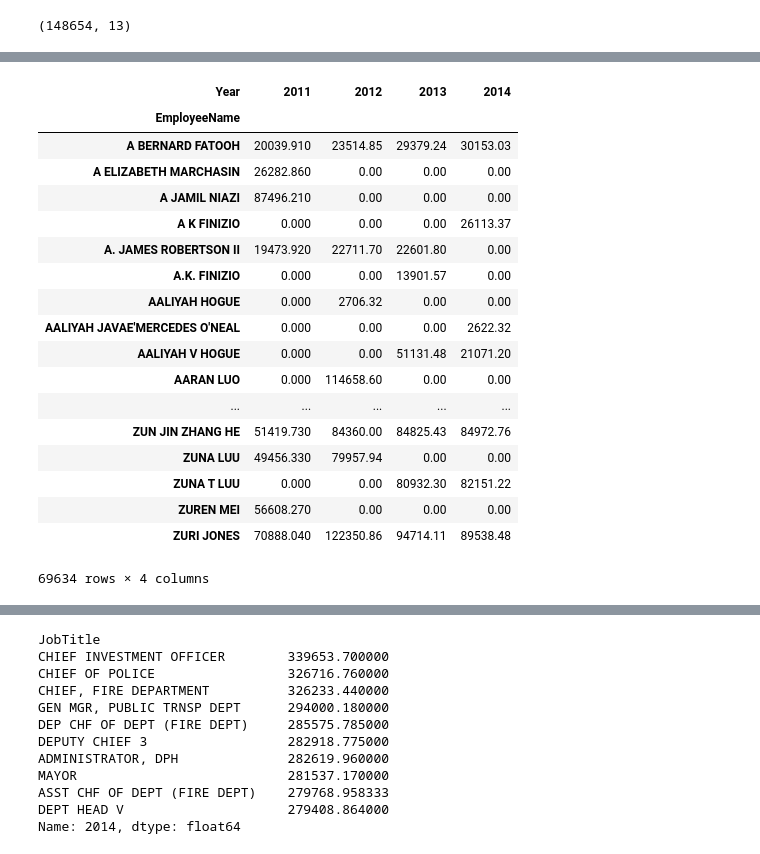
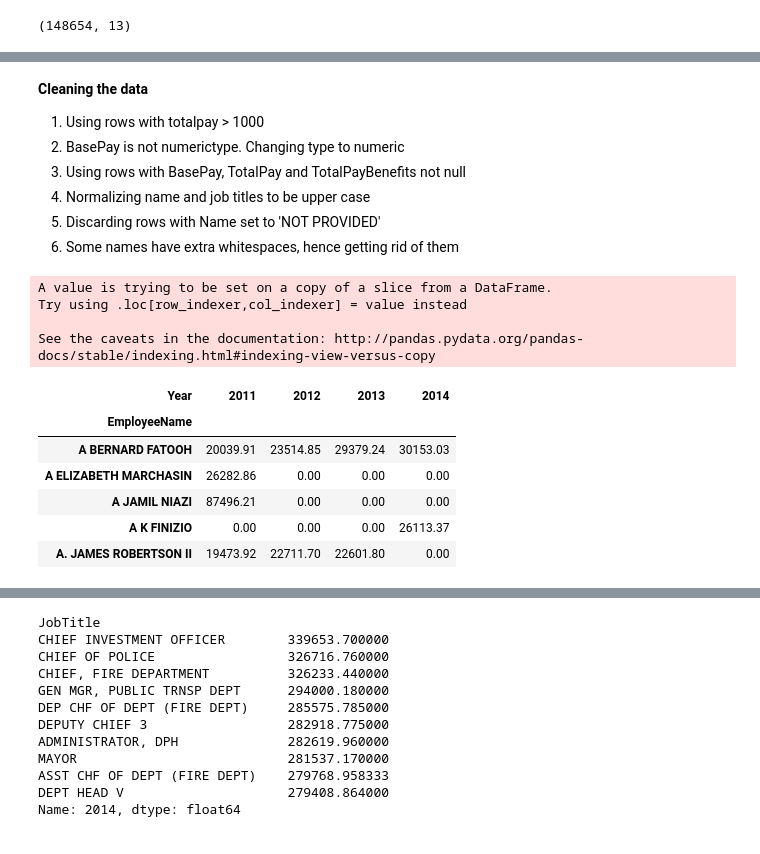
Before and after one commit to mraghcoder/data_science_springboard, a Jupyter notebook: sf_city_employee.ipynb, the cells around one changed output, grey strips where cells are left out. Drawn from its saved outputs; the diff is of its cells as text; code cells hidden in the pictures.

```diff
--- a/sf_city_employee.ipynb
+++ b/sf_city_employee.ipynb
@@ -19,36 +24,42 @@ sal_all.head()
 | 2 | 3 | ALBERT PARDINI | CAPTAIN III (POLICE DEPARTMENT) | 212739 | 106088 | 16452.6 | NaN | 335279.91 | 335279.91 | ... |
 | 3 | 4 | CHRISTOPHER CHONG | WIRE ROPE CABLE MAINTENANCE MECHANIC | 77916 | 56120.7 | 198307 | NaN | 332343.61 | 332343.61 | ... |
 | 4 | 5 | PATRICK GARDNER | DEPUTY CHIEF OF DEPARTMENT,(FIRE ... | 134402 | 9737 | 182235 | NaN | 326373.19 | 326373.19 | ... |
+# %% [markdown]
+**Cleaning the data**
+1. Using rows with totalpay > 1000
+2. BasePay is not numerictype. Changing type to numeric
+3. Using rows with BasePay, TotalPay and TotalPayBenefits not null
+4. Normalizing name and job titles to be upper case
+5. Discarding rows with Name set to 'NOT PROVIDED'
+6. Some names have extra whitespaces, hence getting rid of them
 # %%
 
-sal_info = sal_all[sal_all.BasePay>1000]
+sal_info = sal_all[sal_all.TotalPay>1000]
+for col in ['BasePay','OvertimePay','OtherPay', 'Benefits']:
+    sal_info[col] = pd.to_numeric(sal_info[col], errors='coerce')
 
+sal_info=sal_info[sal_info.BasePay.notnull()]
+sal_info=sal_info[sal_info.TotalPay.notnull()]
+sal_info=sal_info[sal_info.TotalPayBenefits.notnull()]
 sal_info.loc[:,'EmployeeName'] = sal_info.loc[:,'EmployeeName'].str.upper().str.replace('  ',' ')
 #sal_info.loc[:,'EmployeeName'] = sal_info.loc[:,'EmployeeName']
 sal_info.loc[:,'JobTitle'] = sal_info.loc[:,'JobTitle'].str.upper().str.replace('  ',' ')
 sal_info = sal_info[sal_info.EmployeeName != 'NOT PROVIDED']
+# %% [output]
+A value is trying to be set on a copy of a slice from a DataFrame.
+Try using .loc[row_indexer,col_indexer] = value instead
+
+See the caveats in the documentation: http://pandas.pydata.org/pandas-docs/stable/indexing.html#indexing-view-versus-copy
 # %%
 s1 = sal_info.groupby(['Year','EmployeeName']).TotalPayBenefits.mean().unstack('Year').fillna(0)
-s1
+s1.head()
 # %% [output]
 | Year | 2011 | 2012 | 2013 | 2014 |
 | EmployeeName |  |  |  |  |
-| A BERNARD FATOOH | 20039.910 | 23514.85 | 29379.24 | 30153.03 |
-| A ELIZABETH MARCHASIN | 26282.860 | 0.00 | 0.00 | 0.00 |
-| A JAMIL NIAZI | 87496.210 | 0.00 | 0.00 | 0.00 |
-| A K FINIZIO | 0.000 | 0.00 | 0.00 | 26113.37 |
-| A. JAMES ROBERTSON II | 19473.920 | 22711.70 | 22601.80 | 0.00 |
-| A.K. FINIZIO | 0.000 | 0.00 | 13901.57 | 0.00 |
-| AALIYAH HOGUE | 0.000 | 2706.32 | 0.00 | 0.00 |
-| AALIYAH JAVAE'MERCEDES O'NEAL | 0.000 | 0.00 | 0.00 | 2622.32 |
-| AALIYAH V HOGUE | 0.000 | 0.00 | 51131.48 | 21071.20 |
-| AARAN LUO | 0.000 | 114658.60 | 0.00 | 0.00 |
-| ... | ... | ... | ... | ... |
-| ZUN JIN ZHANG HE | 51419.730 | 84360.00 | 84825.43 | 84972.76 |
-| ZUNA LUU | 49456.330 | 79957.94 | 0.00 | 0.00 |
-| ZUNA T LUU | 0.000 | 0.00 | 80932.30 | 82151.22 |
-| ZUREN MEI | 56608.270 | 0.00 | 0.00 | 0.00 |
-| ZURI JONES | 70888.040 | 122350.86 | 94714.11 | 89538.48 |
+| A BERNARD FATOOH | 20039.91 | 23514.85 | 29379.24 | 30153.03 |
+| A ELIZABETH MARCHASIN | 26282.86 | 0.00 | 0.00 | 0.00 |
+| A JAMIL NIAZI | 87496.21 | 0.00 | 0.00 | 0.00 |
+| A K FINIZIO | 0.00 | 0.00 | 0.00 | 26113.37 |
+| A. JAMES ROBERTSON II | 19473.92 | 22711.70 | 22601.80 | 0.00 |
-69634 rows × 4 columns
 # %%
 s2 = sal_info.groupby(['Year','EmployeeName']).TotalPay.mean().unstack('Year').fillna(0)
```
Also changed, not shown: parts of 47 cells of this notebook.
